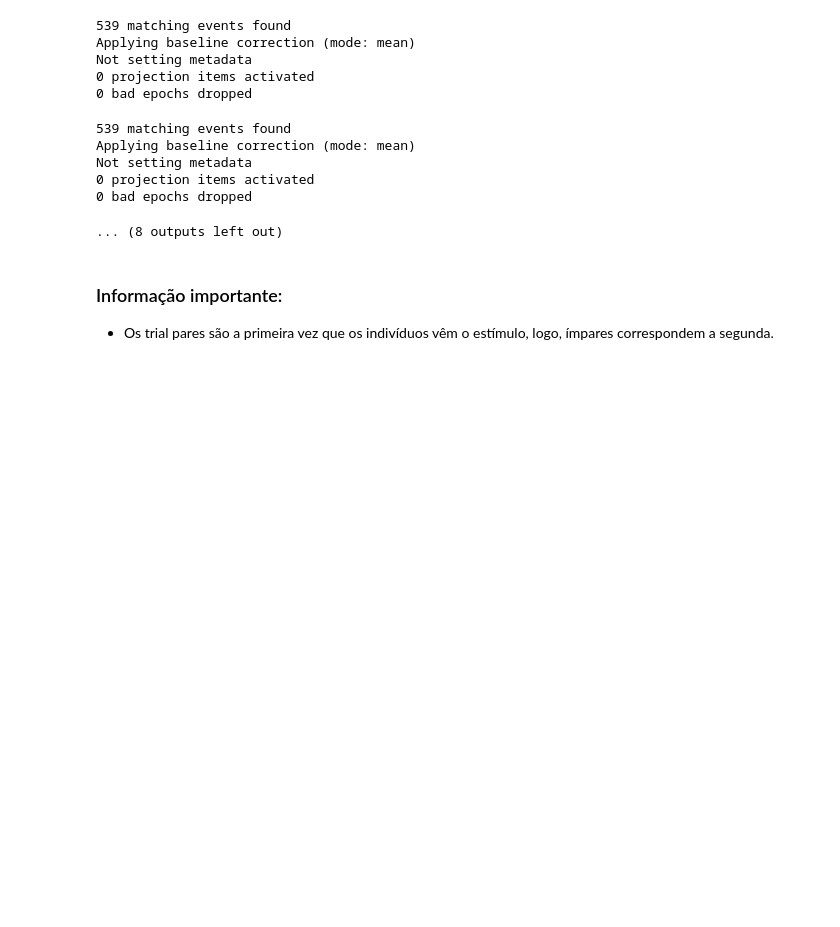
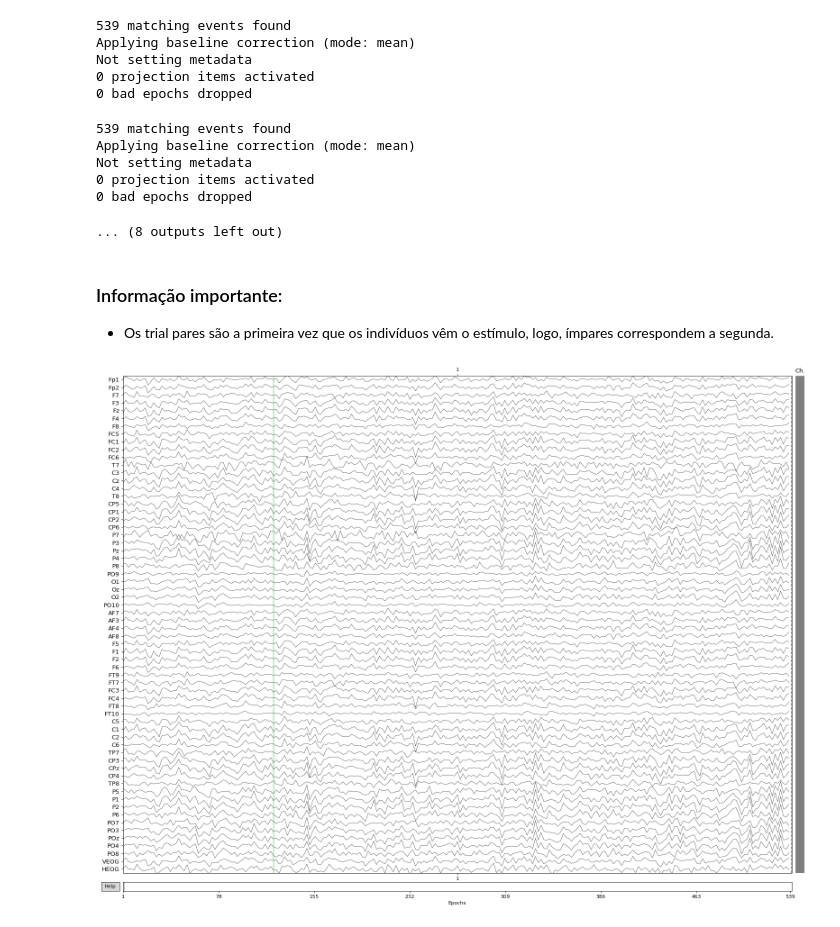
Before and after one commit to bruAristimunha/Across-Modalities, a Jupyter notebook: Leitura.ipynb, the cells around one changed output. Drawn from its saved outputs; the diff is of its cells as text; code cells hidden in the pictures; blank space fills up the shorter version.

```diff
--- a/Leitura.ipynb
+++ b/Leitura.ipynb
@@ -112,14 +112,16 @@ picks = mne.pick_types(teste.info, meg=False, eeg=True, stim=False, eog=False, e
 # %%
 
 plt.rcParams["figure.figsize"] = [20,15]
 
 
-axs = teste.plot(scalings={"eeg": 1000e-1},
+axs = aud[0].plot(scalings={"eeg": 1000e-1},
            block=True,
            n_epochs = 1,
            n_channels = 64,
            show =  False
          )
+# %% [output]
+[figure, added]
 # %%
 
 plt.rcParams["figure.figsize"] = [20,5]
```
Also changed, not shown: parts of 4 cells of this notebook.
